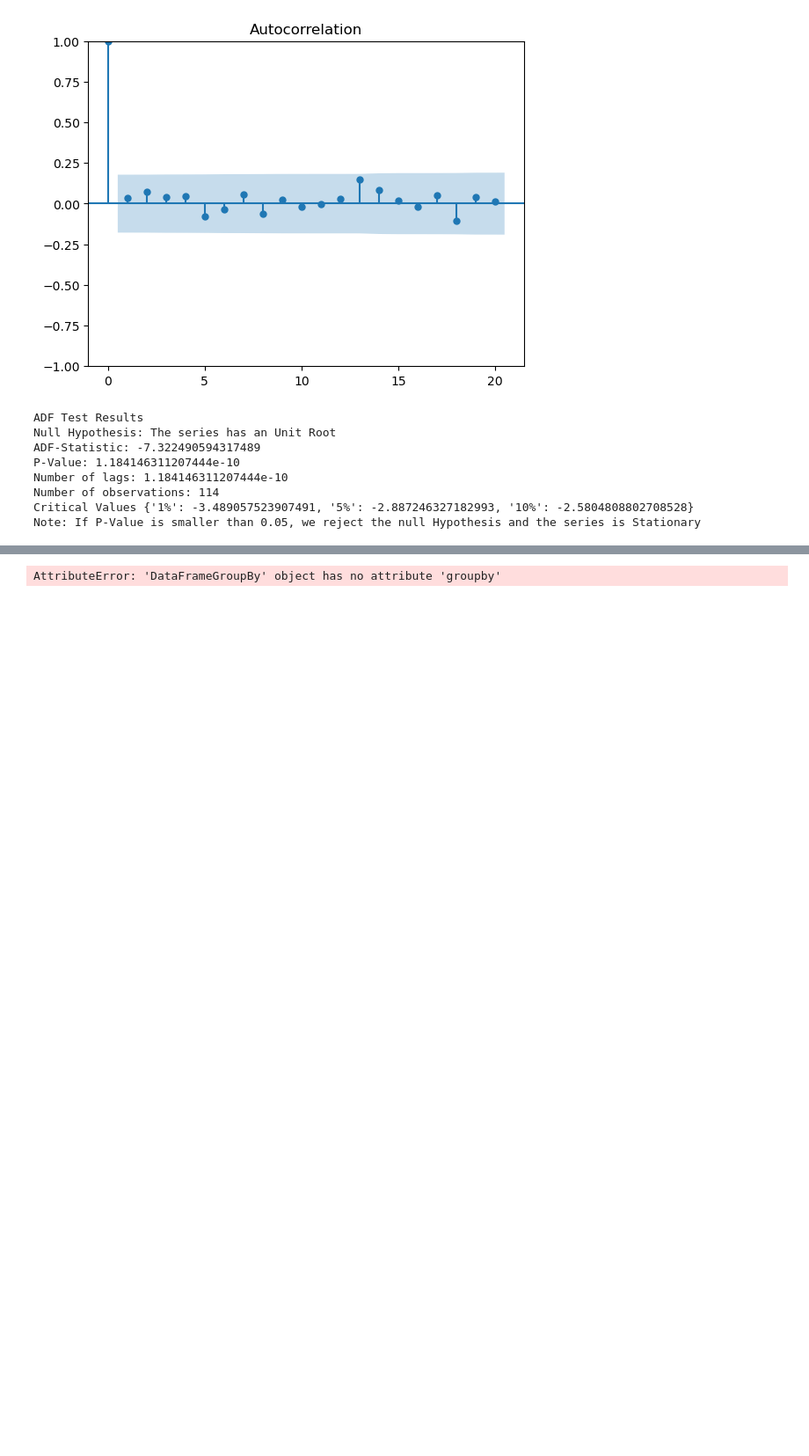
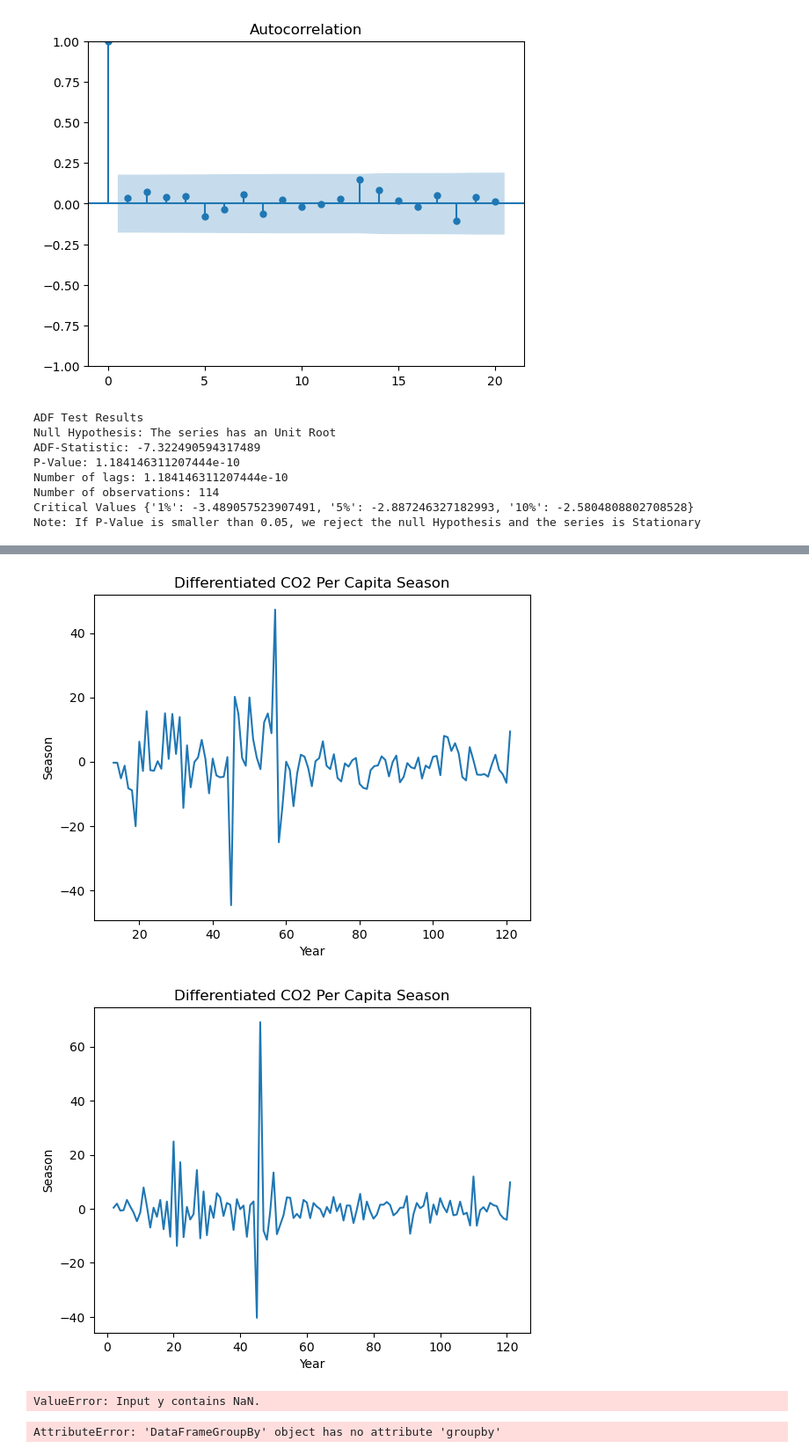
Before and after one commit to L-dos-Santos/final-project, a Jupyter notebook: Final Project.ipynb, the cells around one changed output, grey strips where cells are left out. Shown: that part at 88% size. Saved outputs shown, nothing was run; the diff lists cells and outputs as text; code cells hidden in the pictures; blank space fills up the shorter version.

```diff
--- a/Final Project.ipynb
+++ b/Final Project.ipynb
@@ -305,0 +276,14 @@ NameError: name 'statistic' is not defined
+# %%
+#Seasonal Differentiation
+co2_per_capita_growth_season = mean_by_year_df['co2_per_capita_growth'].diff(12).dropna()
+
+# Augmented Dicky-Fuller test
+adftest = adfuller(co2_per_capita_growth_season, autolag='AIC', regression='c')
+print("ADF Test Results")
+print("Null Hypothesis: The series has an Unit Root")
+print("ADF-Statistic:", adftest[0])
+print("P-Value:", adftest[1])
+print("Number of lags:", adftest[2])
+print("Number of observations:", adftest[3])
+print("Critical Values", adftest[4])
+print("Note: If P-Value is smaller than 0.05, we reject the null Hypothesis and the series is Stationary")
@@ -306,3 +299,46 @@ NameError: name 'statistic' is not defined
+# %%
+# Plot the seasonal differentiated series
+plt.plot(co2_per_capita_growth_season)
+plt.title('Differentiated CO2 Per Capita Season')
+plt.xlabel('Year')
+plt.ylabel('Season')
+plt.show()
+
+# Plot the differentiated series
+plt.plot(co2_per_capita_growth_diff)
+plt.title('Differentiated CO2 Per Capita Season')
+plt.xlabel('Year')
+plt.ylabel('Season')
+plt.show()
+# %% [output]
+[figure, added]
+[figure, added]
+# %%
+from sklearn.linear_model import LinearRegression
+
+mean_by_year_df['co2_per_capita_growth'].interpolate(method='linear', inplace=True)
+
+years = mean_by_year_df.index.values.reshape(-1, 1)  # Assuming your index contains the years
+co2_per_capita_growth = mean_by_year_df['co2_per_capita_growth'].values.reshape(-1, 1)
+
+model = LinearRegression()
+model.fit(years, co2_per_capita_growth)
+
+trend_component = model.predict(years)
+detrended_series = co2_per_capita_growth - trend_component
+
+# Plot the original data and the detrended series
+plt.figure(figsize=(10, 6))
+plt.plot(years, co2_per_capita_growth, label='Original Data')
+plt.plot(years, detrended_series, label='Detrended Data')
+plt.title('Detrended CO2 Per Capita Growth')
+plt.xlabel('Year')
+plt.ylabel('CO2 Per Capita Growth')
+plt.legend()
+plt.grid(True)
+plt.show()
+# %% [output]
+ValueError: Input y contains NaN.
 # %%
 grouped_by_year = grouped.groupby('year')['co2_per_capita'].mean()
 #mean_by_year = grouped_by_year.mean()
```
Also changed, not shown: parts of 2 cells of this notebook.
